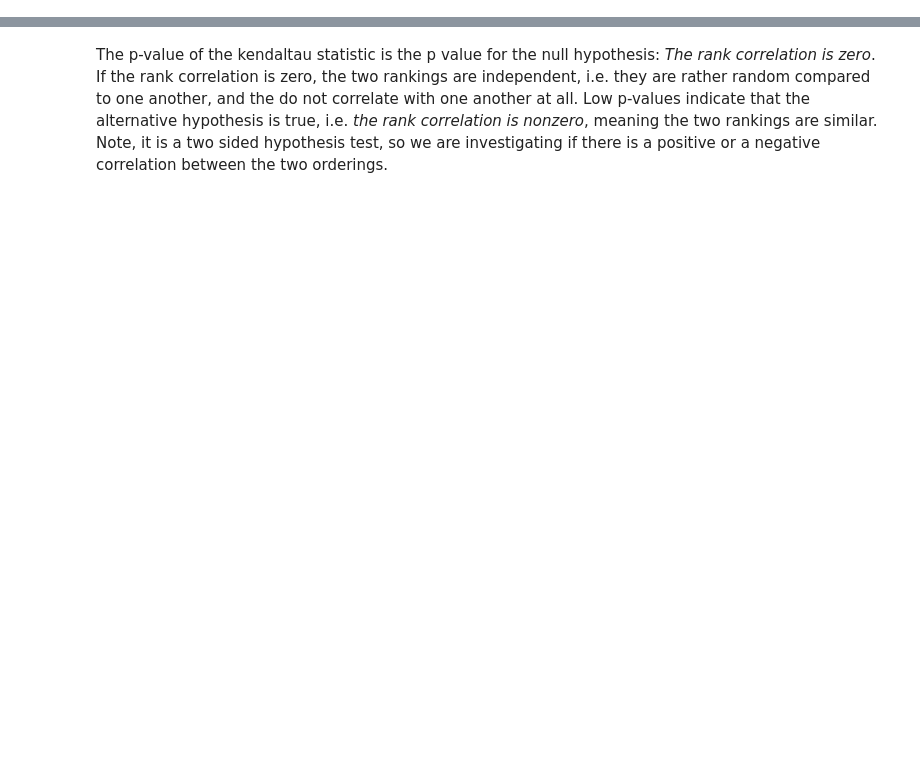
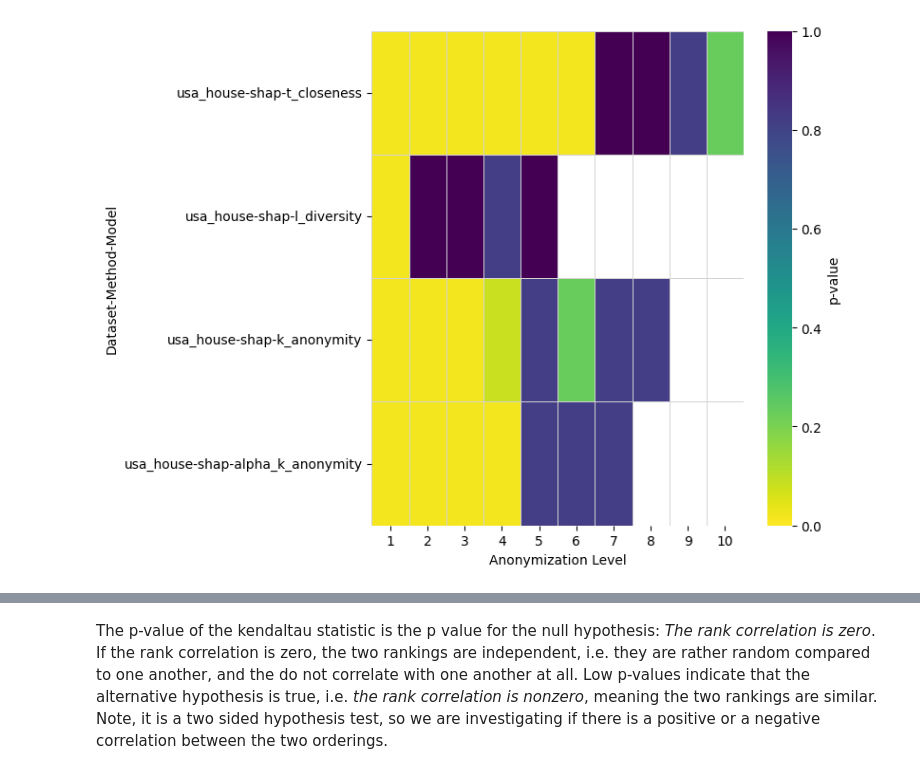
Before and after one commit to Zak9O/Masking-Effects-on-XAI-Techniques, a Jupyter notebook: notebooks/Comparison_Analysis.ipynb, the cells around one changed output, grey strips where cells are left out. Saved outputs shown, nothing was run; the diff lists cells and outputs as text; code cells hidden in the pictures; blank space fills up the shorter version.

```diff
--- a/notebooks/Comparison_Analysis.ipynb
+++ b/notebooks/Comparison_Analysis.ipynb
@@ -4,3 +5,8 @@ import masking_effects_on_xai_techniques.plot_creator as plot_creator
 import os
 import numpy as np
 import matplotlib.pyplot as plt
+# %%
+pl = plot_creator_2.PlotCreator(["usa_house","cervic_cancer"])
+pl.plot_heatmap(datasets=['usa_house'], methods=['shap'])
+# %% [output]
+[figure, added]
```
Also changed, not shown: parts of 29 cells of this notebook.
